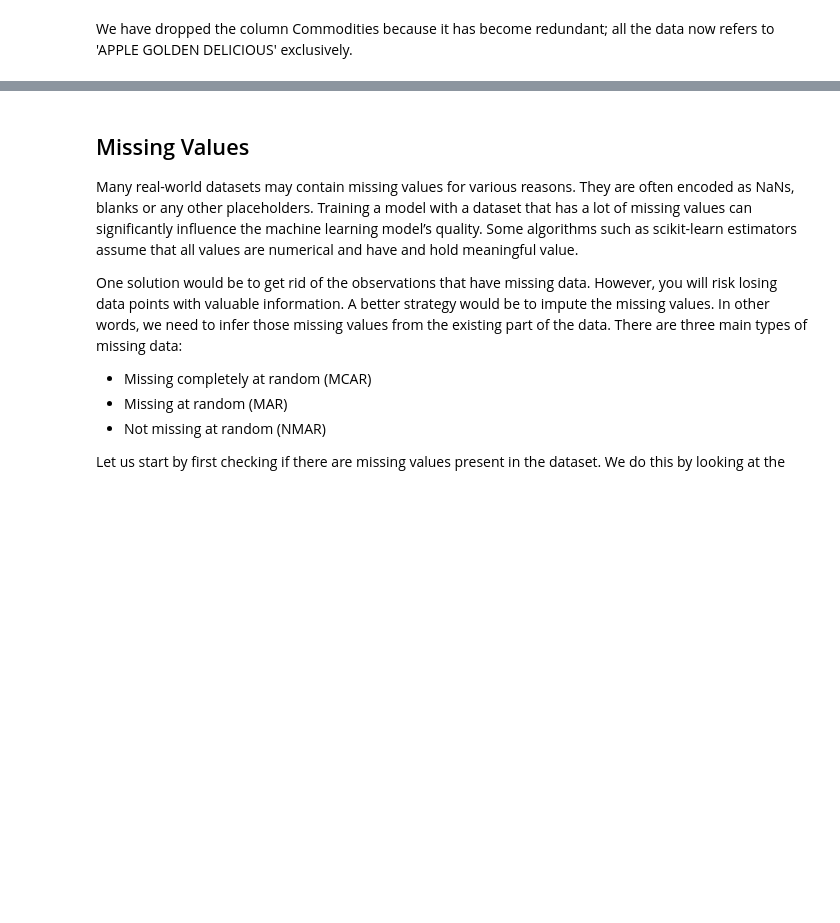
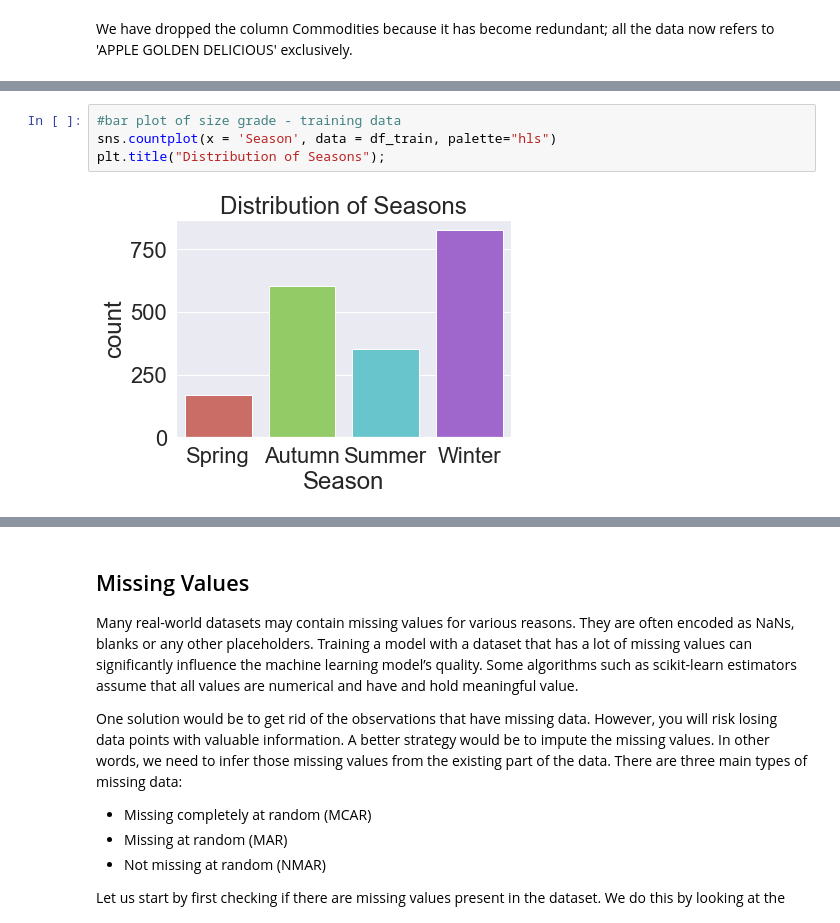
Before and after one commit to Cwaita/regression-apples-predict-api-template, a Jupyter notebook: Regression_Team_ZM2_DSFT.ipynb, the cells around one changed output, grey strips where cells are left out. Saved outputs shown, nothing was run; the diff lists cells and outputs as text; blank space fills up the shorter version.

```diff
--- a/Regression_Team_ZM2_DSFT.ipynb
+++ b/Regression_Team_ZM2_DSFT.ipynb
@@ -321,0 +409,6 @@ We have changed the datatype for the date variable in both datasets to help us m
+# %%
+#bar plot of size grade - training data
+sns.countplot(x = 'Season', data = df_train, palette="hls")
+plt.title("Distribution of Seasons");
+# %% [output]
+[figure, added]
```
Also changed, not shown: parts of 170 cells of this notebook.
